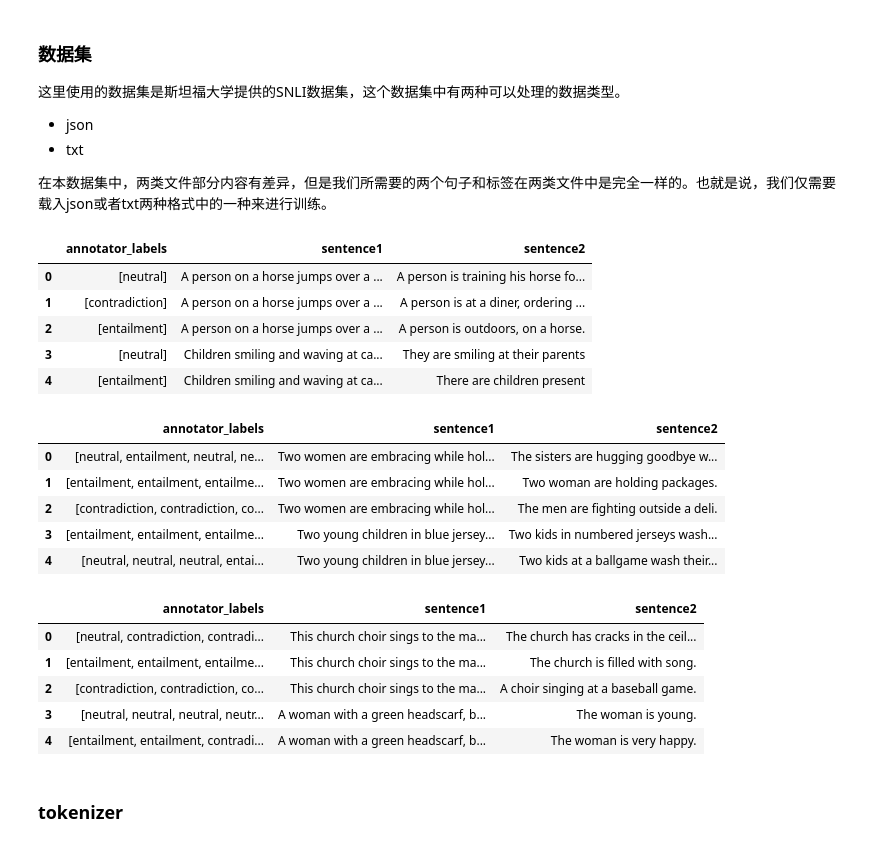
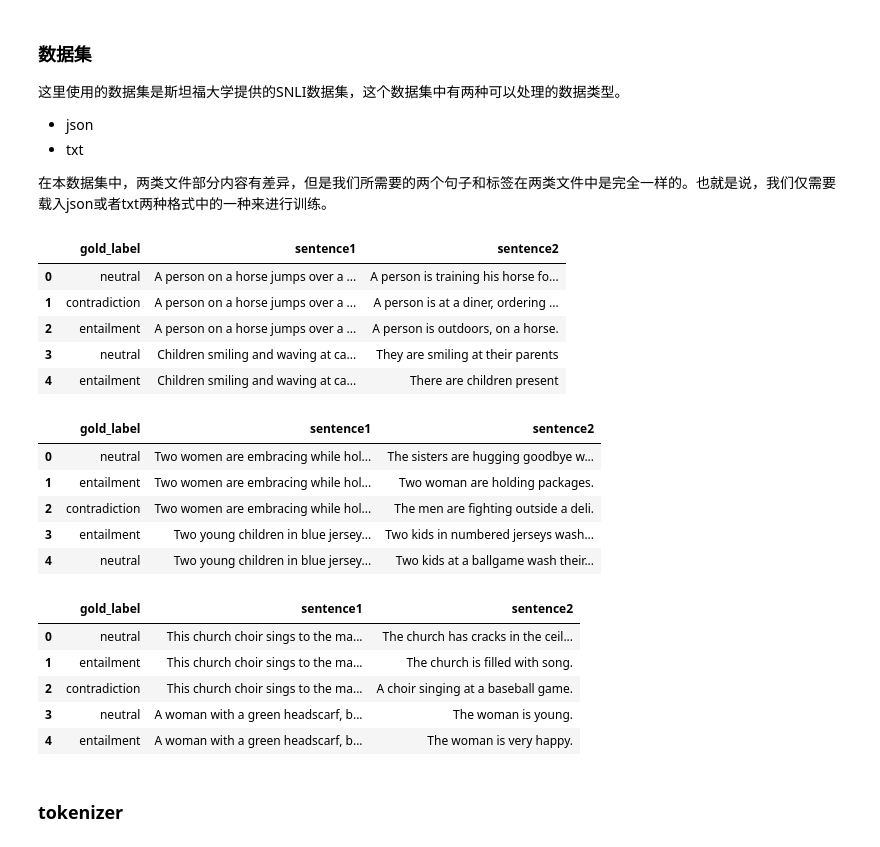
Before and after one commit to FuRuF-11/NLP_beginner, a Jupyter notebook: task3/task3.ipynb, the cells around one changed output. Drawn from its saved outputs; the diff is of its cells as text; code cells hidden in the pictures.

```diff
--- a/task3/task3.ipynb
+++ b/task3/task3.ipynb
@@ -44,39 +44,39 @@ torch.manual_seed(42)
 # %%
 # use txt
 # train=pd.read_csv("snli_1.0\snli_1.0_train.txt",delimiter='\t')
 # use json
 train=pd.read_json("snli_1.0\snli_1.0_train.jsonl",lines=True)
-train=pd.concat([train["annotator_labels"],train["sentence1"],train["sentence2"]],axis=1)
+train=pd.concat([train["gold_label"],train["sentence1"],train["sentence2"]],axis=1)
 train.head()
 # %% [output]
-|  | annotator_labels | sentence1 | sentence2 |
-| 0 | [neutral] | A person on a horse jumps over a ... | A person is training his horse fo... |
-| 1 | [contradiction] | A person on a horse jumps over a ... | A person is at a diner, ordering ... |
-| 2 | [entailment] | A person on a horse jumps over a ... | A person is outdoors, on a horse. |
-| 3 | [neutral] | Children smiling and waving at ca... | They are smiling at their parents |
-| 4 | [entailment] | Children smiling and waving at ca... | There are children present |
+|  | gold_label | sentence1 | sentence2 |
+| 0 | neutral | A person on a horse jumps over a ... | A person is training his horse fo... |
+| 1 | contradiction | A person on a horse jumps over a ... | A person is at a diner, ordering ... |
+| 2 | entailment | A person on a horse jumps over a ... | A person is outdoors, on a horse. |
+| 3 | neutral | Children smiling and waving at ca... | They are smiling at their parents |
+| 4 | entailment | Children smiling and waving at ca... | There are children present |
 # %%
 dev=pd.read_json("snli_1.0\snli_1.0_dev.jsonl",lines=True)
-dev=pd.concat([dev["annotator_labels"],dev["sentence1"],dev["sentence2"]],axis=1)
+dev=pd.concat([dev["gold_label"],dev["sentence1"],dev["sentence2"]],axis=1)
 dev.head()
 # %% [output]
-|  | annotator_labels | sentence1 | sentence2 |
-| 0 | [neutral, entailment, neutral, ne... | Two women are embracing while hol... | The sisters are hugging goodbye w... |
-| 1 | [entailment, entailment, entailme... | Two women are embracing while hol... | Two woman are holding packages. |
-| 2 | [contradiction, contradiction, co... | Two women are embracing while hol... | The men are fighting outside a deli. |
-| 3 | [entailment, entailment, entailme... | Two young children in blue jersey... | Two kids in numbered jerseys wash... |
-| 4 | [neutral, neutral, neutral, entai... | Two young children in blue jersey... | Two kids at a ballgame wash their... |
+|  | gold_label | sentence1 | sentence2 |
+| 0 | neutral | Two women are embracing while hol... | The sisters are hugging goodbye w... |
+| 1 | entailment | Two women are embracing while hol... | Two woman are holding packages. |
+| 2 | contradiction | Two women are embracing while hol... | The men are fighting outside a deli. |
+| 3 | entailment | Two young children in blue jersey... | Two kids in numbered jerseys wash... |
+| 4 | neutral | Two young children in blue jersey... | Two kids at a ballgame wash their... |
 # %%
 test=pd.read_json("snli_1.0\snli_1.0_test.jsonl",lines=True)
-test=pd.concat([test["annotator_labels"],test["sentence1"],test["sentence2"]],axis=1)
+test=pd.concat([test["gold_label"],test["sentence1"],test["sentence2"]],axis=1)
 test.head()
 # %% [output]
-|  | annotator_labels | sentence1 | sentence2 |
-| 0 | [neutral, contradiction, contradi... | This church choir sings to the ma... | The church has cracks in the ceil... |
-| 1 | [entailment, entailment, entailme... | This church choir sings to the ma... | The church is filled with song. |
-| 2 | [contradiction, contradiction, co... | This church choir sings to the ma... | A choir singing at a baseball game. |
-| 3 | [neutral, neutral, neutral, neutr... | A woman with a green headscarf, b... | The woman is young. |
-| 4 | [entailment, entailment, contradi... | A woman with a green headscarf, b... | The woman is very happy. |
+|  | gold_label | sentence1 | sentence2 |
+| 0 | neutral | This church choir sings to the ma... | The church has cracks in the ceil... |
+| 1 | entailment | This church choir sings to the ma... | The church is filled with song. |
+| 2 | contradiction | This church choir sings to the ma... | A choir singing at a baseball game. |
+| 3 | neutral | A woman with a green headscarf, b... | The woman is young. |
+| 4 | entailment | A woman with a green headscarf, b... | The woman is very happy. |
 # %% [markdown]
 ### tokenizer
 # %%
```
Also changed, not shown: parts of 1 cell of this notebook.
